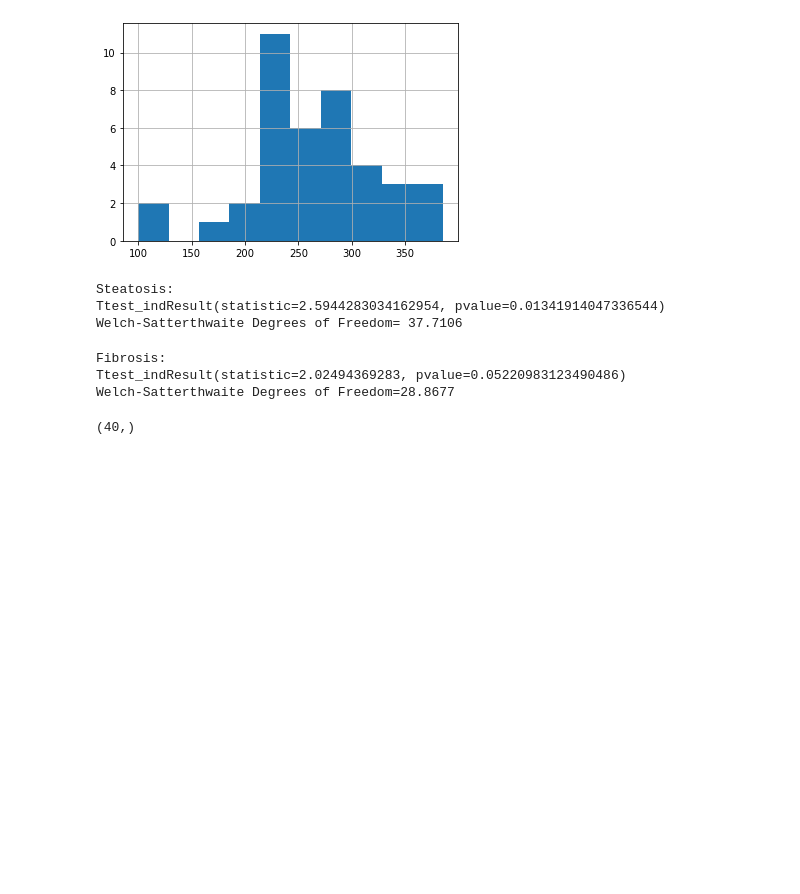
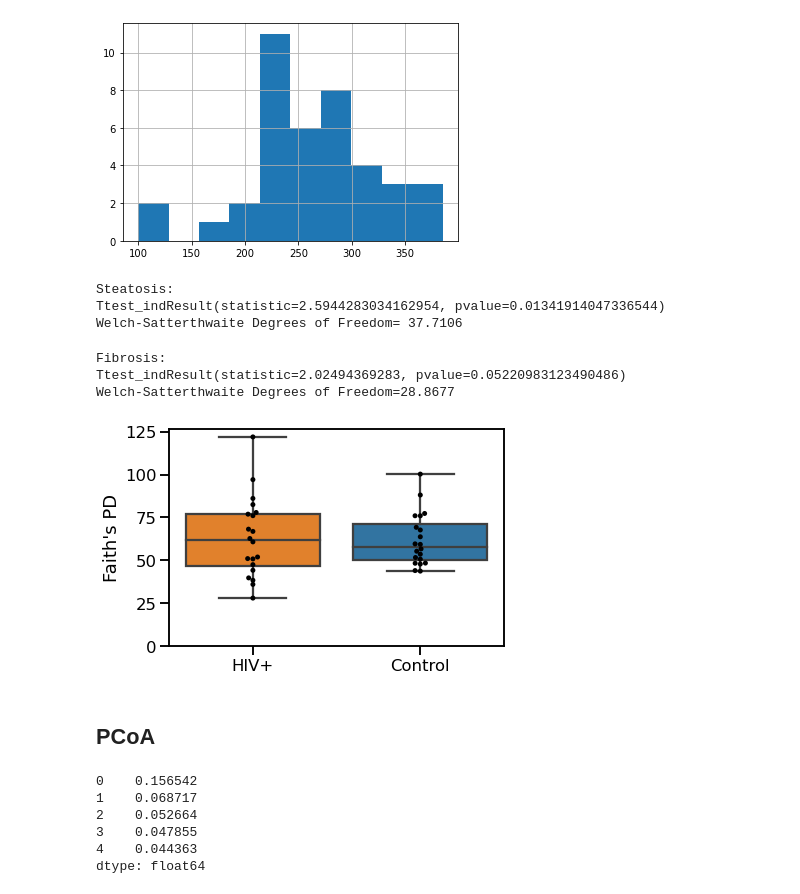
Before and after one commit to sterrettJD/HIV-microbiome, a Jupyter notebook: Analysis.ipynb, the cells around one changed output. Drawn from its saved outputs; the diff is of its cells as text; code cells hidden in the pictures; blank space fills up the shorter version.

```diff
--- a/Analysis.ipynb
+++ b/Analysis.ipynb
@@ -879,6 +879,21 @@ Fibrosis:
 Ttest_indResult(statistic=2.02494369283, pvalue=0.05220983123490486)
 Welch-Satterthwaite Degrees of Freedom=28.8677
 # %%
-faith.shape
+metadata["faith"] = faith
-# %% [output]
-(40,)
+# %%
+ax = sns.boxplot(x="HIV",y="faith",data=metadata,
+                 palette=["tab:orange", "tab:blue"])
+ax = sns.swarmplot(x="HIV", y="faith", data=metadata,
+                   palette=["black"])
+ax.set(ylabel="Faith's PD",
+       xlabel=None, xticklabels=["HIV+", "Control"],
+       ylim=0)
+
+plt.savefig("figures/HIV_faith_boxplot.svg",
+            transparent=True,
+            bbox_inches="tight")
+plt.show()
+# %% [output]
+[figure, added]
+# %% [markdown]
+## PCoA
@@ -884,0 +907,9 @@ faith.shape
+# %%
+u_uni_pcoa.proportion_explained.head()
+# %% [output]
+0    0.156542
+1    0.068717
+2    0.052664
+3    0.047855
+4    0.044363
+dtype: float64
```
Also changed, not shown: parts of 30 cells of this notebook.
